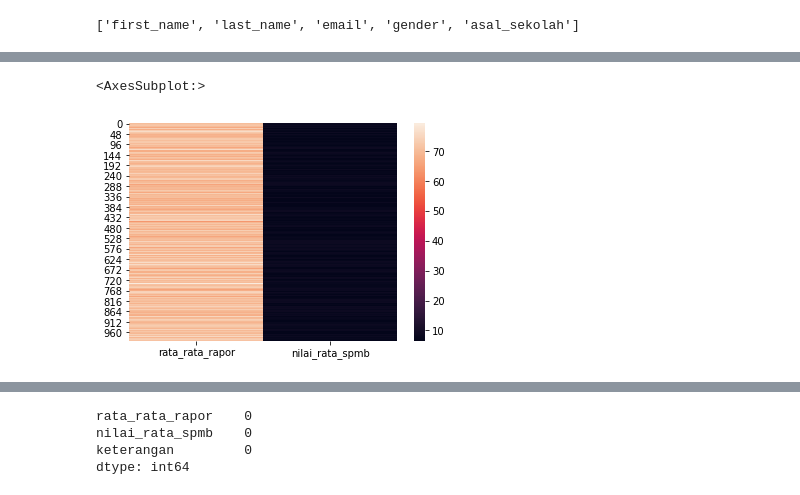
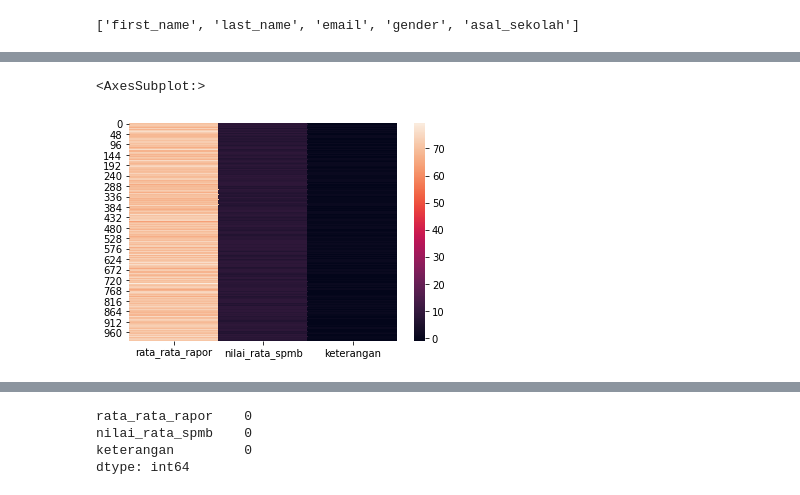
Before and after one commit to djambred/dts, a Jupyter notebook: tugas_akhir_dts.ipynb, the cells around one changed output, grey strips where cells are left out. Saved outputs shown, nothing was run; the diff lists cells and outputs as text; code cells hidden in the pictures.

```diff
--- a/tugas_akhir_dts.ipynb
+++ b/tugas_akhir_dts.ipynb
@@ -116,9 +125,9 @@ ta
 1000 rows × 3 columns
 # %%
-sns.heatmap(ta[['rata_rata_rapor','nilai_rata_spmb']])
+sns.heatmap(ta[['rata_rata_rapor','nilai_rata_spmb', 'keterangan']])
 # %% [output]
 <AxesSubplot:>
-[figure, old version]
+[figure, new version]
 # %%
 sns.countplot(ta["keterangan"])
 # %% [output]
```
Also changed, not shown: parts of 19 cells of this notebook, 2 other files.
